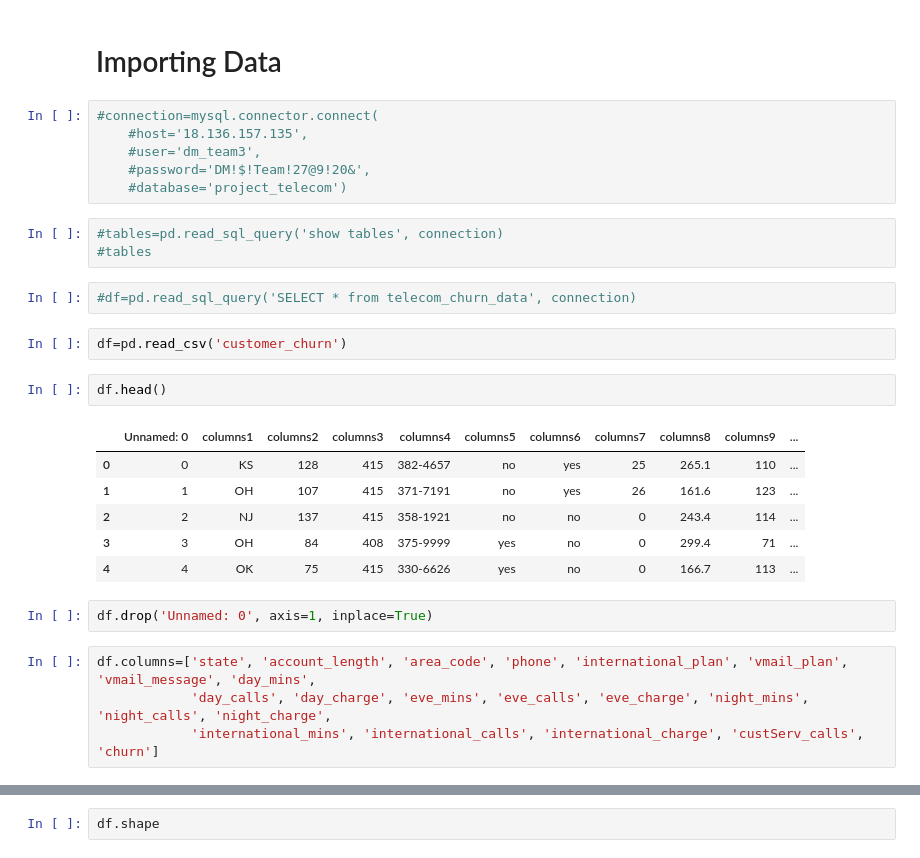
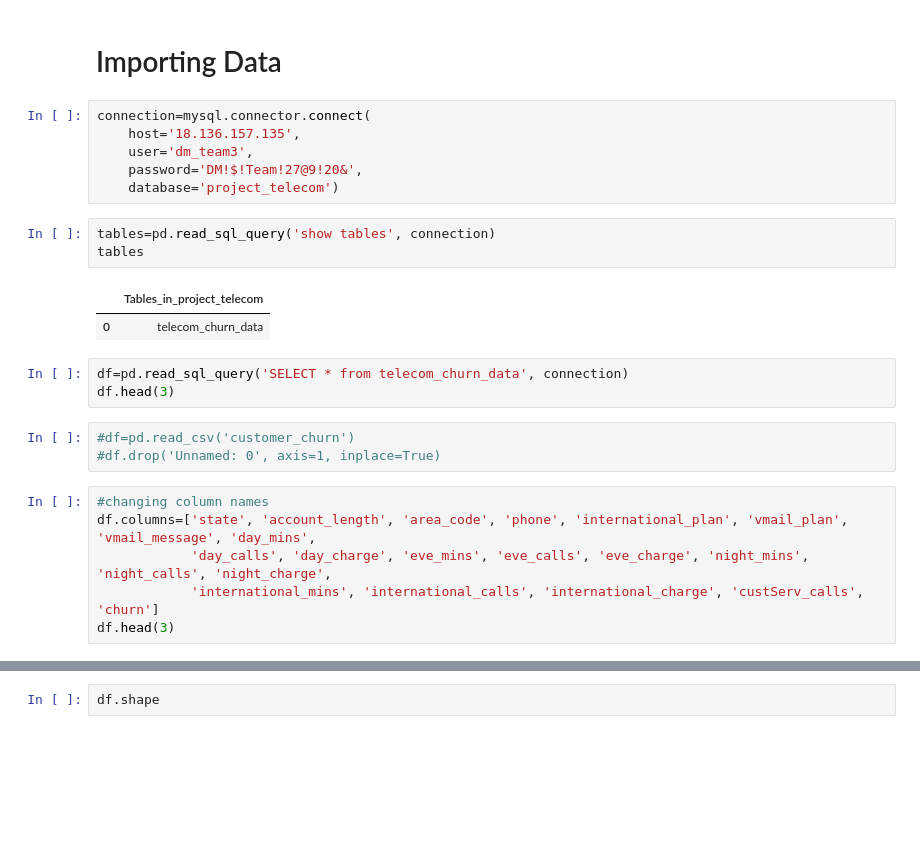
Before and after one commit to mdushetwar/Customer_Churn, a Jupyter notebook: PRCL-0017-Customer_Churn.ipynb, the cells around one changed output, grey strips where cells are left out. Drawn from its saved outputs; the diff is of its cells as text; blank space fills up the shorter version.

```diff
--- a/PRCL-0017-Customer_Churn.ipynb
+++ b/PRCL-0017-Customer_Churn.ipynb
@@ -61,30 +118,26 @@ pd.set_option("display.max_columns", None)
 # %% [markdown]
 # Importing Data
 # %%
-#connection=mysql.connector.connect(
-    #host='18.136.157.135',
-    #user='dm_team3',
-    #password='DM!$!Team!27@9!20&',
-    #database='project_telecom')
+connection=mysql.connector.connect(
+    host='18.136.157.135',
+    user='dm_team3',
+    password='DM!$!Team!27@9!20&',
+    database='project_telecom')
 # %%
-#tables=pd.read_sql_query('show tables', connection)
-#tables
+tables=pd.read_sql_query('show tables', connection)
+tables
+# %% [output]
+|  | Tables_in_project_telecom |
+| 0 | telecom_churn_data |
 # %%
-#df=pd.read_sql_query('SELECT * from telecom_churn_data', connection)
+df=pd.read_sql_query('SELECT * from telecom_churn_data', connection)
+df.head(3)
-# %%
-df=pd.read_csv('customer_churn')
-# %%
-df.head()
-# %% [output]
-|  | Unnamed: 0 | columns1 | columns2 | columns3 | columns4 | columns5 | columns6 | columns7 | columns8 | columns9 | ... |
-| 0 | 0 | KS | 128 | 415 | 382-4657 | no | yes | 25 | 265.1 | 110 | ... |
-| 1 | 1 | OH | 107 | 415 | 371-7191 | no | yes | 26 | 161.6 | 123 | ... |
-| 2 | 2 | NJ | 137 | 415 | 358-1921 | no | no | 0 | 243.4 | 114 | ... |
-| 3 | 3 | OH | 84 | 408 | 375-9999 | yes | no | 0 | 299.4 | 71 | ... |
-| 4 | 4 | OK | 75 | 415 | 330-6626 | yes | no | 0 | 166.7 | 113 | ... |
 # %%
-df.drop('Unnamed: 0', axis=1, inplace=True)
+#df=pd.read_csv('customer_churn')
+#df.drop('Unnamed: 0', axis=1, inplace=True)
 # %%
+#changing column names
 df.columns=['state', 'account_length', 'area_code', 'phone', 'international_plan', 'vmail_plan', 'vmail_message', 'day_mins',
             'day_calls', 'day_charge', 'eve_mins', 'eve_calls', 'eve_charge', 'night_mins', 'night_calls', 'night_charge',
             'international_mins', 'international_calls', 'international_charge', 'custServ_calls', 'churn']
+df.head(3)
```
Also changed, not shown: parts of 44 cells of this notebook.
